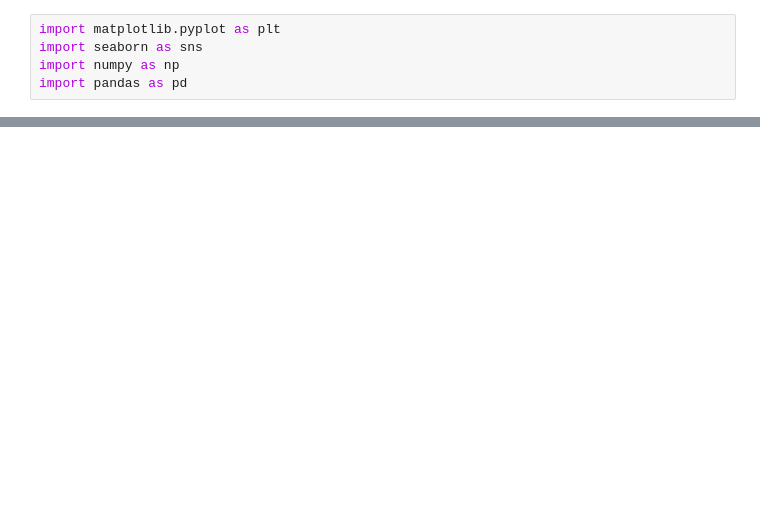
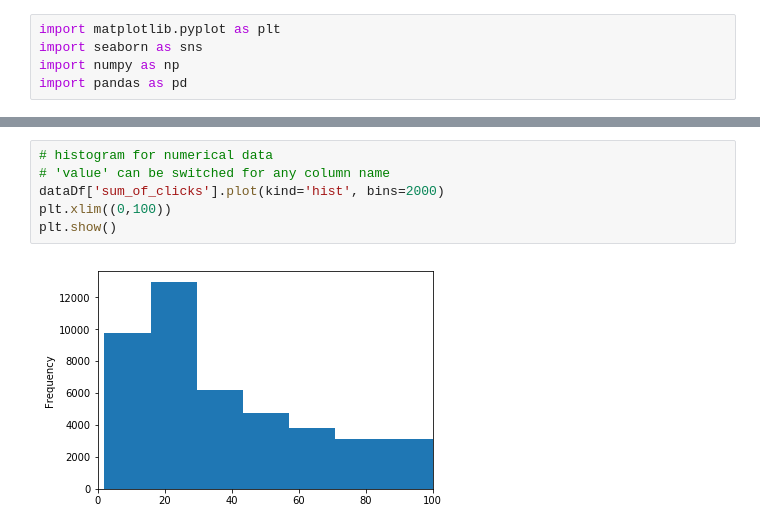
Before and after one commit to DJ-2805/datafest2018, a Jupyter notebook: dataVisual.ipynb, the cells around one changed output, grey strips where cells are left out. Saved outputs shown, nothing was run; the diff lists cells and outputs as text; blank space fills up the shorter version.

```diff
--- a/dataVisual.ipynb
+++ b/dataVisual.ipynb
@@ -48,0 +81,8 @@ points['jobAgeDays'].plot(kind='hist', bins=500)
+# %%
+# histogram for numerical data
+# 'value' can be switched for any column name
+dataDf['sum_of_clicks'].plot(kind='hist', bins=2000)
+plt.xlim((0,100))
+plt.show()
+# %% [output]
+[figure, added]
```
Also changed, not shown: parts of 21 cells of this notebook, 3 other files.
